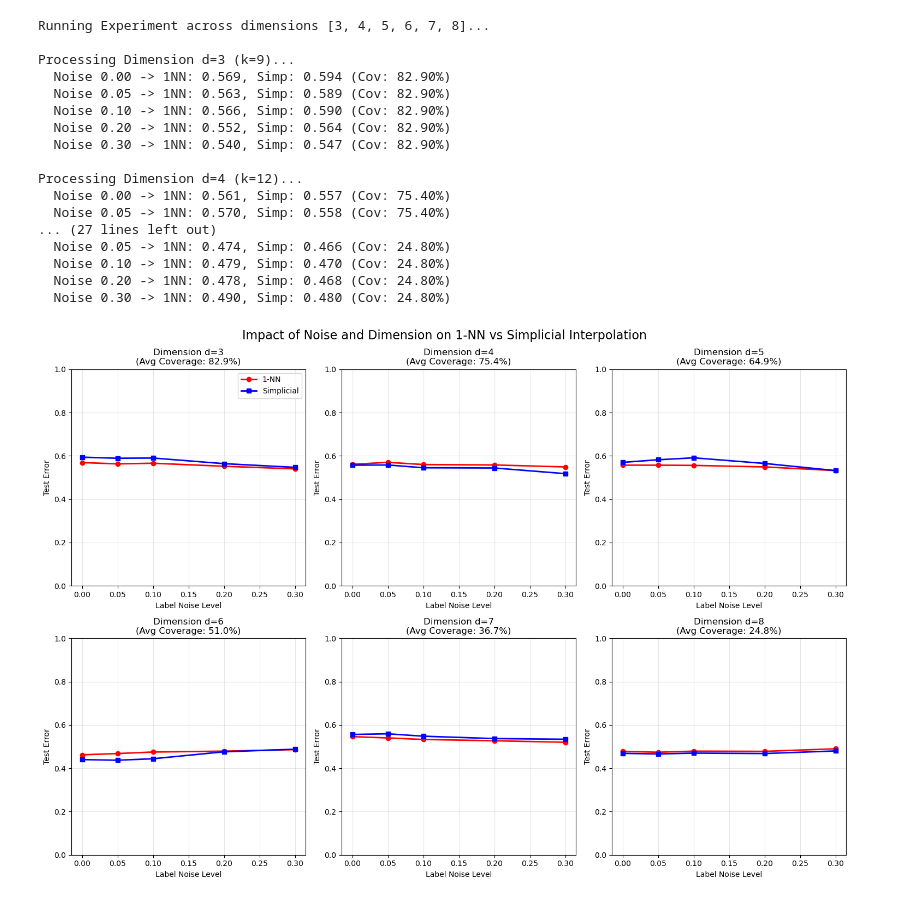
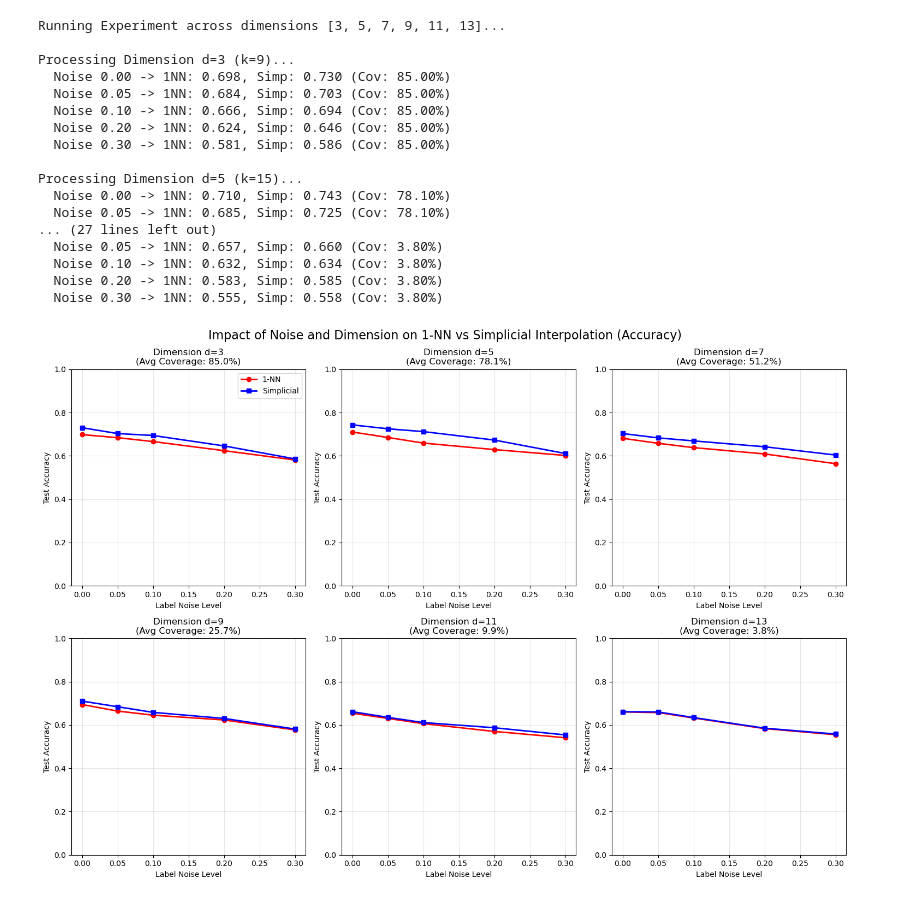
Before and after one commit to yassineblaiech/TDL_project, a Jupyter notebook: moondata_simplicial.ipynb, the cells around one changed output. Saved outputs shown, nothing was run; the diff lists cells and outputs as text; code cells hidden in the pictures.

```diff
--- a/moondata_simplicial.ipynb
+++ b/moondata_simplicial.ipynb
@@ -99,20 +162,18 @@ def make_logistic_gaussian_data(n, d, gamma=2.0, p_noise=0.2, seed=0):
 # %%
-d_values = range(3, 9)  # 3, 4, 5, 6, 7, 8
+d_values = range(3, 14, 2)
 noise_levels = [0.0, 0.05, 0.1, 0.2, 0.3]
 seeds = range(5)
 
-n_train = 30000
-n_test = 200 # Smaller test set for speed (LP is slow)
+n_train = 300000
+n_test = 200
 
-# Storage for results
-results = {} # structure: results[d] = {noise: (mean_1nn, mean_simp, mean_cov)}
+results = {}
 
 print(f"Running Experiment across dimensions {list(d_values)}...")
 
 for d in d_values:
-    results[d] = {'noise': [], '1nn_err': [], 'simp_err': [], 'cov': []}
+    results[d] = {'noise': [], '1nn_acc': [], 'simp_acc': [], 'cov': []}
 
-    # Scale k neighbors with dimension to give Simplicial a chance
     k_simplicial = d * 3
 
     print(f"\nProcessing Dimension d={d} (k={k_simplicial})...")
@@ -123,74 +184,70 @@ for d in d_values:
         temp_cov = []
 
         for s in seeds:
-            # Generate Data
-            Xtr, ytr, _ = make_logistic_gaussian_data(n_train, d, p_noise=noise, seed=s)
-            Xte, _, yte = make_logistic_gaussian_data(n_test, d, p_noise=0.0, seed=s+100)
+            X_total, y_noisy_total, y_clean_total = make_logistic_gaussian_data(
+                n_train + n_test, d, gamma=2.0, p_noise=noise, seed=s
+            )
 
-            # 1-NN
+            Xtr = X_total[:n_train]
+            ytr = y_noisy_total[:n_train]
+
+            Xte = X_total[n_train:]
+            yte = y_clean_total[n_train:]
+
             m1 = KNNClassifier(k=1).fit(Xtr, ytr)
-            temp_1nn.append(np.mean(m1.predict(Xte) != yte))
+            temp_1nn.append(np.mean(m1.predict(Xte) == yte))
 
-            # Simplicial
             ms = LocalSimplicialClassifier(k=k_simplicial).fit(Xtr, ytr)
-            temp_simp.append(np.mean(ms.predict(Xte) != yte))
+            temp_simp.append(np.mean(ms.predict(Xte) == yte))
             temp_cov.append(ms.coverage_rate_)
 
-        # Store aggregated results
         results[d]['noise'].append(noise)
-        results[d]['1nn_err'].append(np.mean(temp_1nn))
-        results[d]['simp_err'].append(np.mean(temp_simp))
+        results[d]['1nn_acc'].append(np.mean(temp_1nn))
+        results[d]['simp_acc'].append(np.mean(temp_simp))
         results[d]['cov'].append(np.mean(temp_cov))
 
         print(f"  Noise {noise:.2f} -> 1NN: {np.mean(temp_1nn):.3f}, Simp: {np.mean(temp_simp):.3f} (Cov: {np.mean(temp_cov):.2%})")
-
-# ==========================================
-# PLOTTING
-# ==========================================
-
 
 fig, axes = plt.subplots(2, 3, figsize=(15, 10))
 axes = axes.flatten()
 
 for i, d in enumerate(d_values):
     ax = axes[i]
     data = results[d]
 
-    # Plot Error Lines
-    ax.plot(data['noise'], data['1nn_err'], 'r-o', label='1-NN', linewidth=2)
-    ax.plot(data['noise'], data['simp_err'], 'b-s', label='Simplicial', linewidth=2)
+    ax.plot(data['noise'], data['1nn_acc'], 'r-o', label='1-NN', linewidth=2)
+    ax.plot(data['noise'], data['simp_acc'], 'b-s', label='Simplicial', linewidth=2)
 
-    # Add title with average coverage info (to explain performance)
     avg_coverage = np.mean(data['cov'])
     ax.set_title(f"Dimension d={d}\n(Avg Coverage: {avg_coverage:.1%})")
 
     ax.set_xlabel("Label Noise Level")
-    ax.set_ylabel("Test Error")
+    ax.set_ylabel("Test Accuracy")
     ax.set_ylim(0, 1)
     ax.grid(True, alpha=0.3)
 
-    if i == 0: # Only legend on first plot
+    if i == 0:
         ax.legend()
 
 plt.tight_layout()
-plt.suptitle("Impact of Noise and Dimension on 1-NN vs Simplicial Interpolation", y=1.02, fontsize=16)
+plt.suptitle("Impact of Noise and Dimension on 1-NN vs Simplicial Interpolation (Accuracy)", y=1.02, fontsize=16)
 plt.show()
 # %% [output]
-Running Experiment across dimensions [3, 4, 5, 6, 7, 8]...
+Running Experiment across dimensions [3, 5, 7, 9, 11, 13]...
 
 Processing Dimension d=3 (k=9)...
-  Noise 0.00 -> 1NN: 0.569, Simp: 0.594 (Cov: 82.90%)
-  Noise 0.05 -> 1NN: 0.563, Simp: 0.589 (Cov: 82.90%)
-  Noise 0.10 -> 1NN: 0.566, Simp: 0.590 (Cov: 82.90%)
-  Noise 0.20 -> 1NN: 0.552, Simp: 0.564 (Cov: 82.90%)
-  Noise 0.30 -> 1NN: 0.540, Simp: 0.547 (Cov: 82.90%)
+  Noise 0.00 -> 1NN: 0.698, Simp: 0.730 (Cov: 85.00%)
+  Noise 0.05 -> 1NN: 0.684, Simp: 0.703 (Cov: 85.00%)
+  Noise 0.10 -> 1NN: 0.666, Simp: 0.694 (Cov: 85.00%)
+  Noise 0.20 -> 1NN: 0.624, Simp: 0.646 (Cov: 85.00%)
+  Noise 0.30 -> 1NN: 0.581, Simp: 0.586 (Cov: 85.00%)
 
-Processing Dimension d=4 (k=12)...
-  Noise 0.00 -> 1NN: 0.561, Simp: 0.557 (Cov: 75.40%)
-  Noise 0.05 -> 1NN: 0.570, Simp: 0.558 (Cov: 75.40%)
+Processing Dimension d=5 (k=15)...
+  Noise 0.00 -> 1NN: 0.710, Simp: 0.743 (Cov: 78.10%)
+  Noise 0.05 -> 1NN: 0.685, Simp: 0.725 (Cov: 78.10%)
 ... (27 lines left out)
-  Noise 0.05 -> 1NN: 0.474, Simp: 0.466 (Cov: 24.80%)
-  Noise 0.10 -> 1NN: 0.479, Simp: 0.470 (Cov: 24.80%)
-  Noise 0.20 -> 1NN: 0.478, Simp: 0.468 (Cov: 24.80%)
-  Noise 0.30 -> 1NN: 0.490, Simp: 0.480 (Cov: 24.80%)
+  Noise 0.05 -> 1NN: 0.657, Simp: 0.660 (Cov: 3.80%)
+  Noise 0.10 -> 1NN: 0.632, Simp: 0.634 (Cov: 3.80%)
+  Noise 0.20 -> 1NN: 0.583, Simp: 0.585 (Cov: 3.80%)
+  Noise 0.30 -> 1NN: 0.555, Simp: 0.558 (Cov: 3.80%)
-[figure, old version]
+[figure, new version]
```
Also changed, not shown: parts of 3 cells of this notebook, 2 other files.
